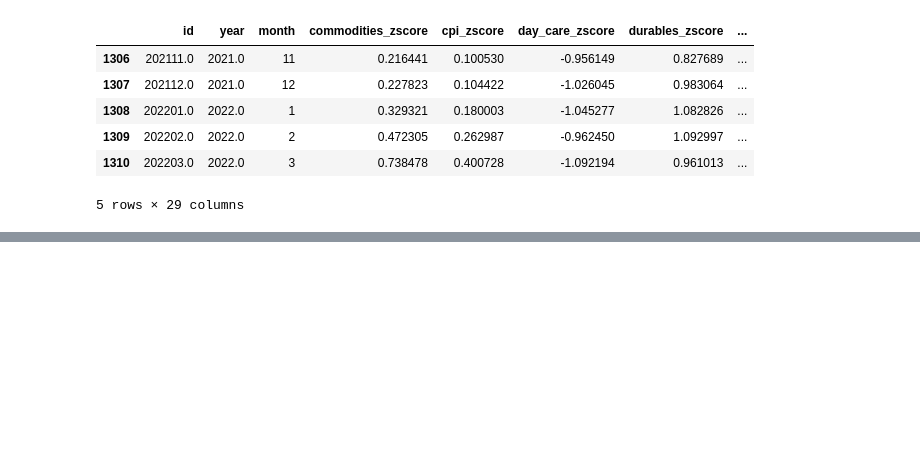
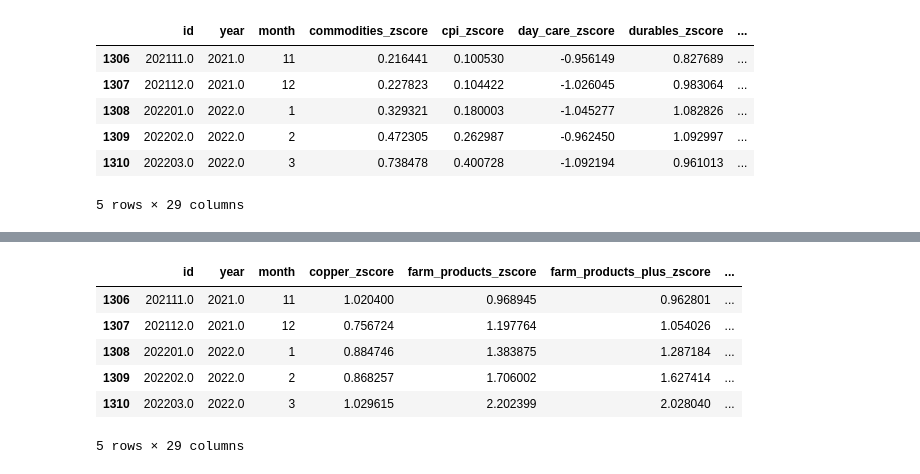
Before and after one commit to obsessedquant/Economic_Indicators, a Jupyter notebook: 0_Combined_Indicators.ipynb, the cells around one changed output, grey strips where cells are left out. Cells and saved outputs as stored; diff of their text form; code cells hidden in the pictures; blank space fills up the shorter version.

```diff
--- a/0_Combined_Indicators.ipynb
+++ b/0_Combined_Indicators.ipynb
@@ -284,0 +289,6 @@ See the caveats in the documentation: https://pandas.pydata.org/pandas-docs/stab
+# %%
+import pandas as pd
+
+df_cons_sent = pd.read_csv('./Inputs/Consumer_Sentiment/cons_sentiment_cleaned.csv')
+df_cons_sent.drop('Unnamed: 0',axis=1,inplace=True)
+df_cons_sent.tail(3)
@@ -284,0 +337,6 @@ See the caveats in the documentation: https://pandas.pydata.org/pandas-docs/stab
+# %%
+import pandas as pd
+
+ppi_df = pd.read_csv('./Inputs/ppi_compiled.csv')
+ppi_df.drop('Unnamed: 0',axis=1,inplace=True)
+ppi_df.tail(3)
@@ -284,0 +348,47 @@ See the caveats in the documentation: https://pandas.pydata.org/pandas-docs/stab
+# %%
+cols = list(ppi_df.columns)
+col_mayer_list = []
+col_zscore_list = ['id','year','month']
+col_zscore_chg_list = []
+
+for col in cols:
+    col_5yr = col + '_5yr'
+    col_mayer = col + '_mayer'
+#     df_gdp[col_5yr] = df_gdp[col].rolling(20)
+#     df_gdp[col_5yr] = df_gdp.iloc[:,0].ewm(span=20,adjust=False).mean()
+    try:
+        ppi_df[col_5yr] = ppi_df[col].ewm(span=60,adjust=False).mean()
+        ppi_df[col_mayer] = (ppi_df[col] - ppi_df[col_5yr]) / ppi_df[col_5yr] * 100
+        col_mayer_list.append(col + '_mayer')
+        col_zscore_list.append(col + '_zscore')
+        col_zscore_chg_list.append(col + '_chg_zscore')
+    except:
+        print(f'No numeric types in {col}.')
+
+# Eliminate first 5 years of data
+# ppi_df2 = ppi_df[col_mayer_list]
+ppi_df2 = ppi_df[60:]
+
+cols = list(ppi_df2.columns)
+
+for col in cols:
+    col_mayer = col + '_mayer'
+    col_zscore = col + '_zscore'
+    col_chg = col + '_chg'
+    col_chg_zscore = col + '_chg_zscore'
+#     df_gdp[col_5yr] = df_gdp[col].rolling(20)
+#     df_gdp[col_5yr] = df_gdp.iloc[:,0].ewm(span=20,adjust=False).mean()
+    try:
+        ppi_df2[col_zscore] = (ppi_df2[col_mayer] - ppi_df2[col_mayer].mean())/ppi_df2[col_mayer].std(ddof=0)
+        ppi_df2[col_chg] = ppi_df2[col_mayer].diff()
+        ppi_df2[col_chg_zscore] = (ppi_df2[col_chg] - ppi_df2[col_chg].mean())/ppi_df2[col_chg].std(ddof=0)
+    except:
+        print(f'No numeric types in {col}.')
+
+ppi_df3 = ppi_df2[col_zscore_list+col_zscore_chg_list]
+ppi_df3.drop(['year_zscore','year_chg_zscore',
+             'id_zscore','id_chg_zscore',
+             'month_zscore','month_chg_zscore'],axis=1,inplace=True)
+ppi_df3.to_csv('./Output/Monthly_Data/ppi.csv')
+ppi_df3.tail(5)
+# %% [output]
@@ -284,0 +428,7 @@ See the caveats in the documentation: https://pandas.pydata.org/pandas-docs/stab
+|  | id | year | month | copper_zscore | farm_products_zscore | farm_products_plus_zscore | ... |
+| 1306 | 202111.0 | 2021.0 | 11 | 1.020400 | 0.968945 | 0.962801 | ... |
+| 1307 | 202112.0 | 2021.0 | 12 | 0.756724 | 1.197764 | 1.054026 | ... |
+| 1308 | 202201.0 | 2022.0 | 1 | 0.884746 | 1.383875 | 1.287184 | ... |
+| 1309 | 202202.0 | 2022.0 | 2 | 0.868257 | 1.706002 | 1.627414 | ... |
+| 1310 | 202203.0 | 2022.0 | 3 | 1.029615 | 2.202399 | 2.028040 | ... |
+5 rows × 29 columns
```
Also changed, not shown: parts of 8 cells of this notebook, 20 other files.
